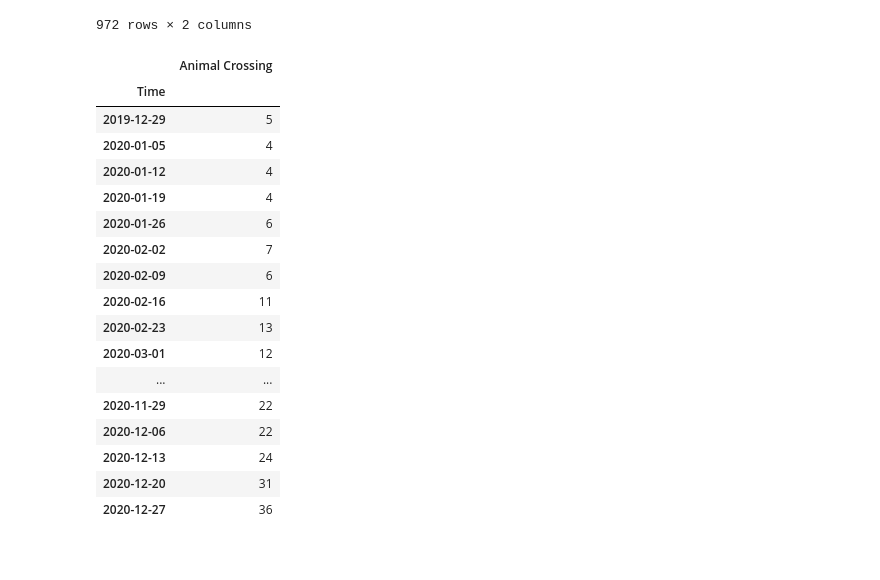
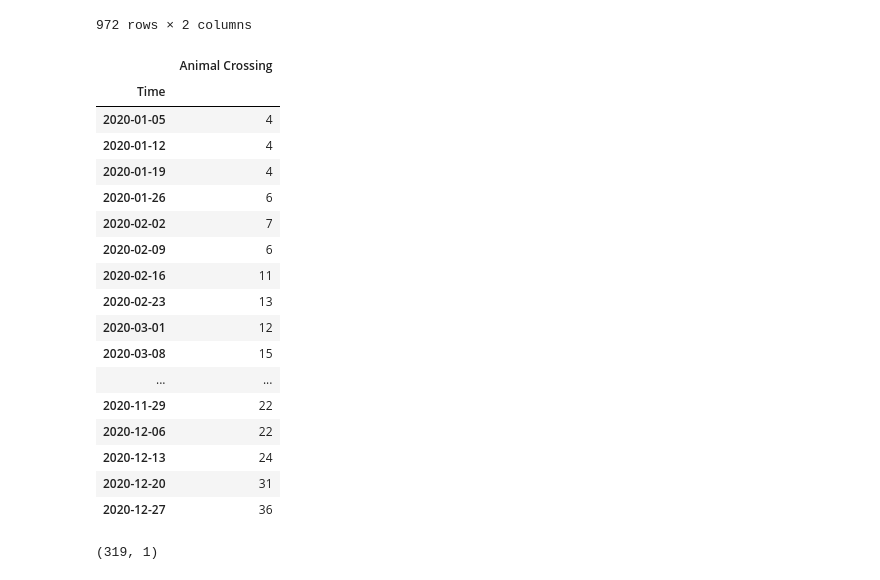
Before and after one commit to Avalverdep/2026-10-BILBAO-FT-Data-Science, a Jupyter notebook: 2-Data_Analysis/EDA/EDA_Andoni.ipynb, the cells around one changed output. Cells and saved outputs as stored; diff of their text form; code cells hidden in the pictures.

```diff
--- a/2-Data_Analysis/EDA/EDA_Andoni.ipynb
+++ b/2-Data_Analysis/EDA/EDA_Andoni.ipynb
@@ -30,11 +31,10 @@ pandemia_casa_sincols_def
 # %%
 Animal['Time'] = pd.to_datetime(Animal['Time'])
 Animal = Animal.set_index('Time')
-Animal
+Animal.loc['2020']
 # %% [output]
 |  | Animal Crossing |
 | Time |  |
-| 2019-12-29 | 5 |
 | 2020-01-05 | 4 |
 | 2020-01-12 | 4 |
 | 2020-01-19 | 4 |
@@ -44,9 +44,16 @@ Animal
 | 2020-02-16 | 11 |
 | 2020-02-23 | 13 |
 | 2020-03-01 | 12 |
+| 2020-03-08 | 15 |
 | ... | ... |
 | 2020-11-29 | 22 |
 | 2020-12-06 | 22 |
 | 2020-12-13 | 24 |
 | 2020-12-20 | 31 |
 | 2020-12-27 | 36 |
+# %%
+casa = pandemia_casa_sincols_def.set_index('Day')
+casa_2020 = casa.loc['2020']
+casa_2020.shape
+# %% [output]
+(319, 1)
```
Also changed, not shown: parts of 16 cells of this notebook, 10 other files.
